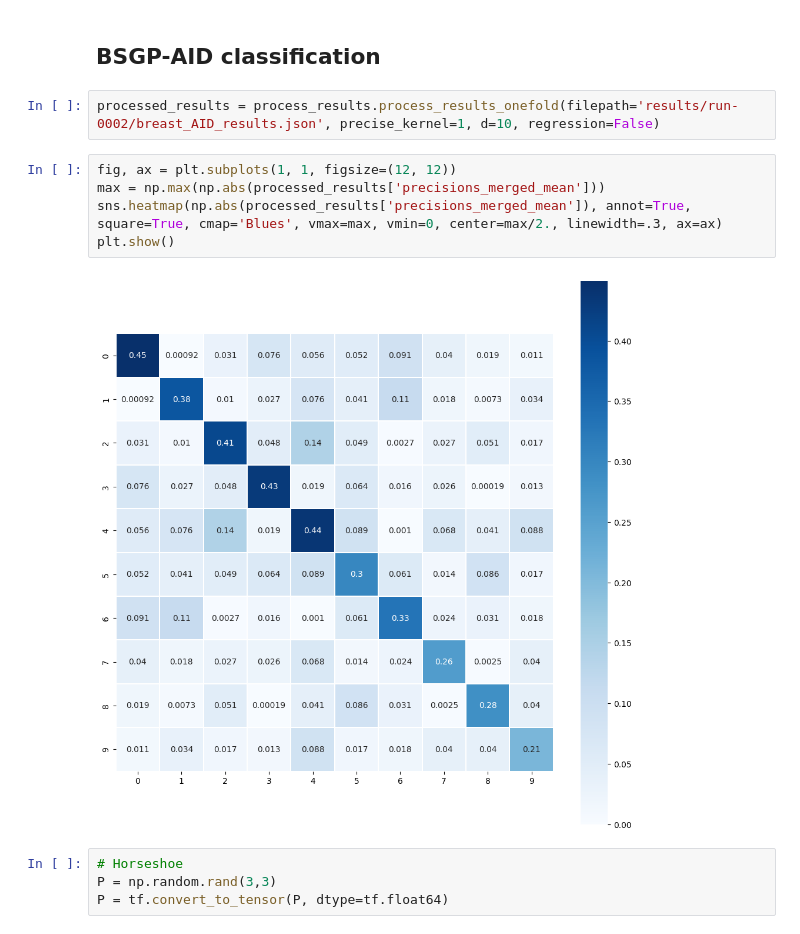
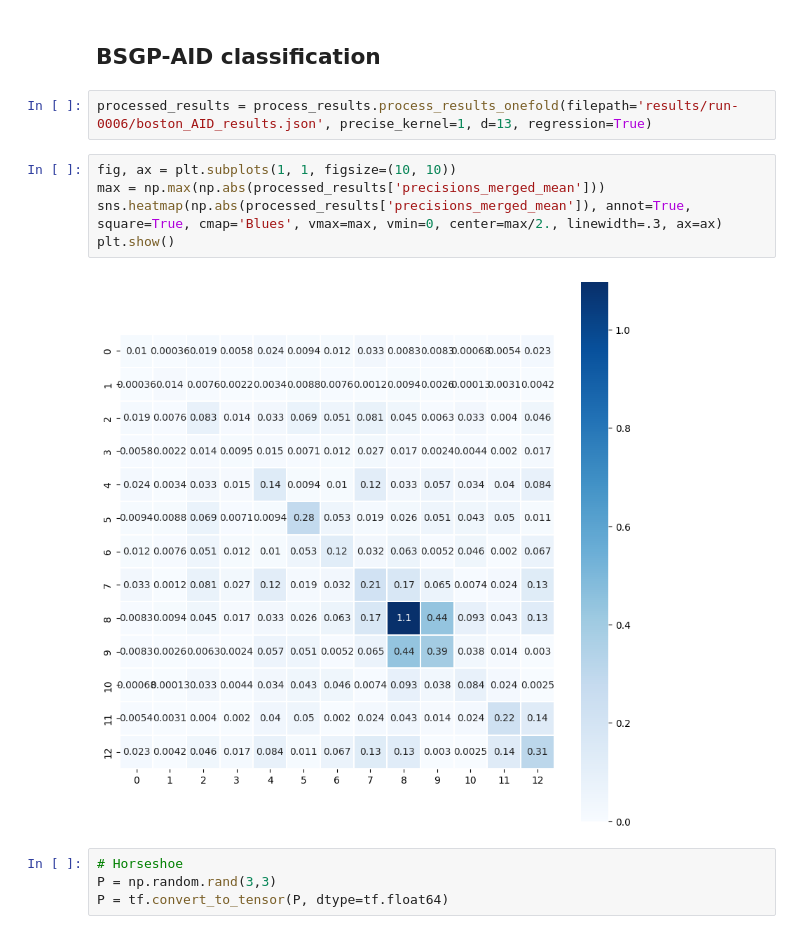
Before and after one commit to mattyred/BSGP_Automatic_Independence_Determination, a Jupyter notebook: Classification_Demo.ipynb, the cells around one changed output. Cells and saved outputs as stored; diff of their text form.

```diff
--- a/Classification_Demo.ipynb
+++ b/Classification_Demo.ipynb
@@ -340,14 +340,14 @@ np.sum(Y_pred  ==  Y_test) / Y_pred.shape[0]
 # %% [markdown]
 ## BSGP-AID classification
 # %%
-processed_results = process_results.process_results_onefold(filepath='results/run-0002/breast_AID_results.json', precise_kernel=1, d=10, regression=False)
+processed_results = process_results.process_results_onefold(filepath='results/run-0006/boston_AID_results.json', precise_kernel=1, d=13, regression=True)
 # %%
-fig, ax = plt.subplots(1, 1, figsize=(12, 12))
+fig, ax = plt.subplots(1, 1, figsize=(10, 10))
 max = np.max(np.abs(processed_results['precisions_merged_mean']))
 sns.heatmap(np.abs(processed_results['precisions_merged_mean']), annot=True, square=True, cmap='Blues', vmax=max, vmin=0, center=max/2., linewidth=.3, ax=ax)
 plt.show()
 # %% [output]
-[figure, old version]
+[figure, new version]
 # %%
 # Horseshoe
 P = np.random.rand(3,3)
```
Also changed, not shown: parts of 1 cell of this notebook, 5 other files.
